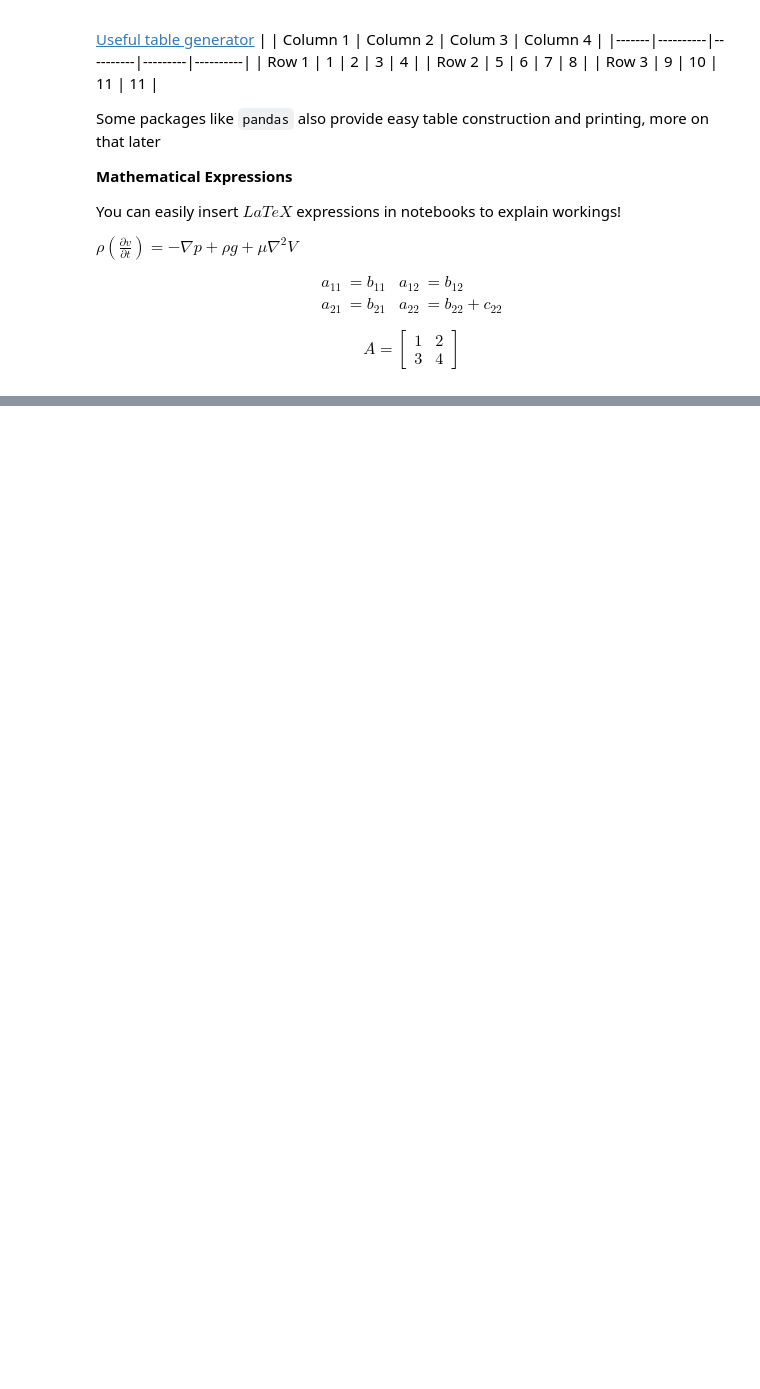
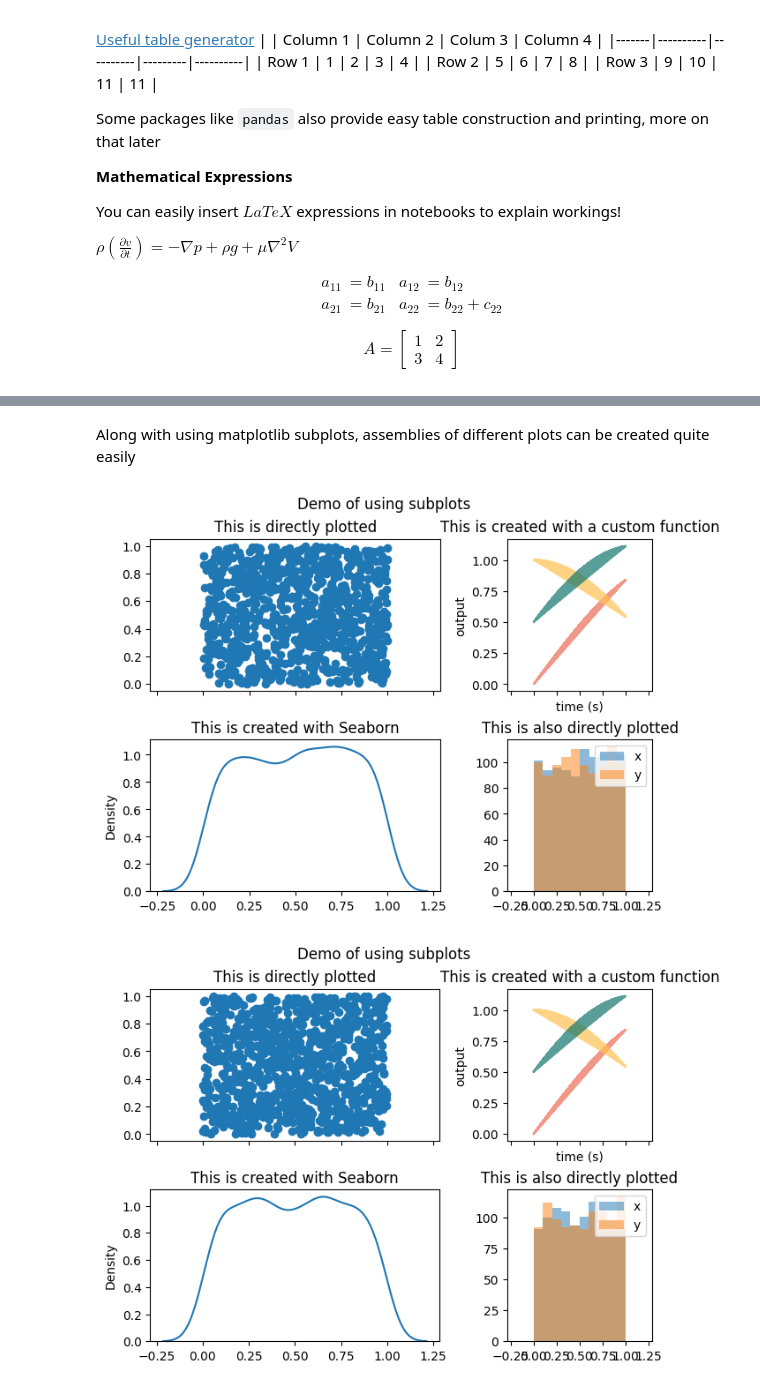
Before and after one commit to yhc97/python-workshops, a Jupyter notebook: python_workshop.ipynb, the cells around one changed output, grey strips where cells are left out. Cells and saved outputs as stored; diff of their text form; code cells hidden in the pictures; blank space fills up the shorter version.

```diff
--- a/python_workshop.ipynb
+++ b/python_workshop.ipynb
@@ -198,0 +581,44 @@ import scipy.signal as signal  # signal processing
+# %% [markdown]
+Along with using matplotlib subplots, assemblies of different plots can be created quite easily
+# %%
+import seaborn as sns
+import matplotlib.pyplot as plt
+import numpy as np
+
+from package import ref_cdict
+
+%matplotlib inline
+
+def plot_xyz(axes, index):
+    x = np.sin(index)
+    y = np.cos(index)
+    z = x + 0.5 * y
+
+    for axis, series in zip(["x", "y", "z"], [x, y, z]):
+        axes.plot(index, series, c=ref_cdict[axis], alpha=0.7)
+    axes.set_xlabel("time (s)")
+    axes.set_ylabel("output")
+    return
+
+random_x = np.random.random(1000)
+random_y = np.random.random(1000)
+fig, ax = plt.subplots(ncols=2, nrows=2, sharex=True, constrained_layout=True, width_ratios=[2, 1])
+
+ax[0][0].scatter(random_x, random_y)
+ax[0][0].set_title("This is directly plotted")
+sns.kdeplot(x=random_x, ax=ax[1][0])
+ax[1][0].set_title("This is created with Seaborn")
+plot_xyz(ax[0][1], random_x)
+ax[0][1].set_title("This is created with a custom function")
+
+ax[1][1].hist(random_x, alpha=0.5, label="x")
+ax[1][1].hist(random_y, alpha=0.5, label="y")
+ax[1][1].legend()
+ax[1][1].set_title("This is also directly plotted")
+
+fig.suptitle("Demo of using subplots")
+
+plt.show()
+# %% [output]
+[figure, added]
+[figure, added]
```
Also changed, not shown: parts of 62 cells of this notebook, 5 other files.
